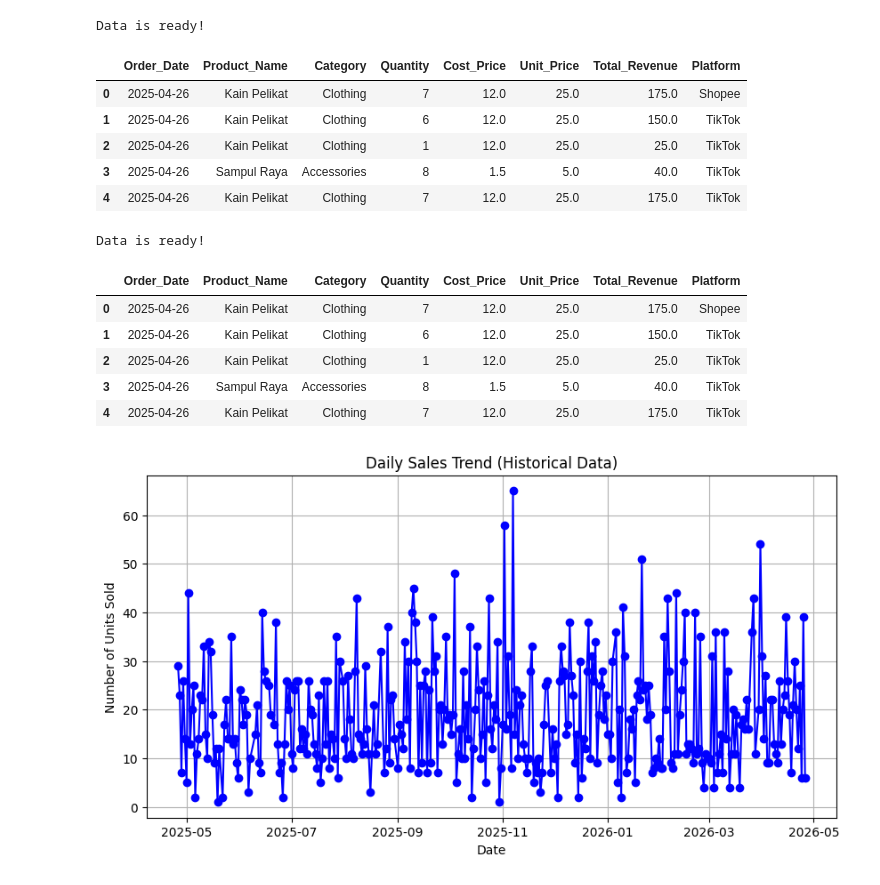
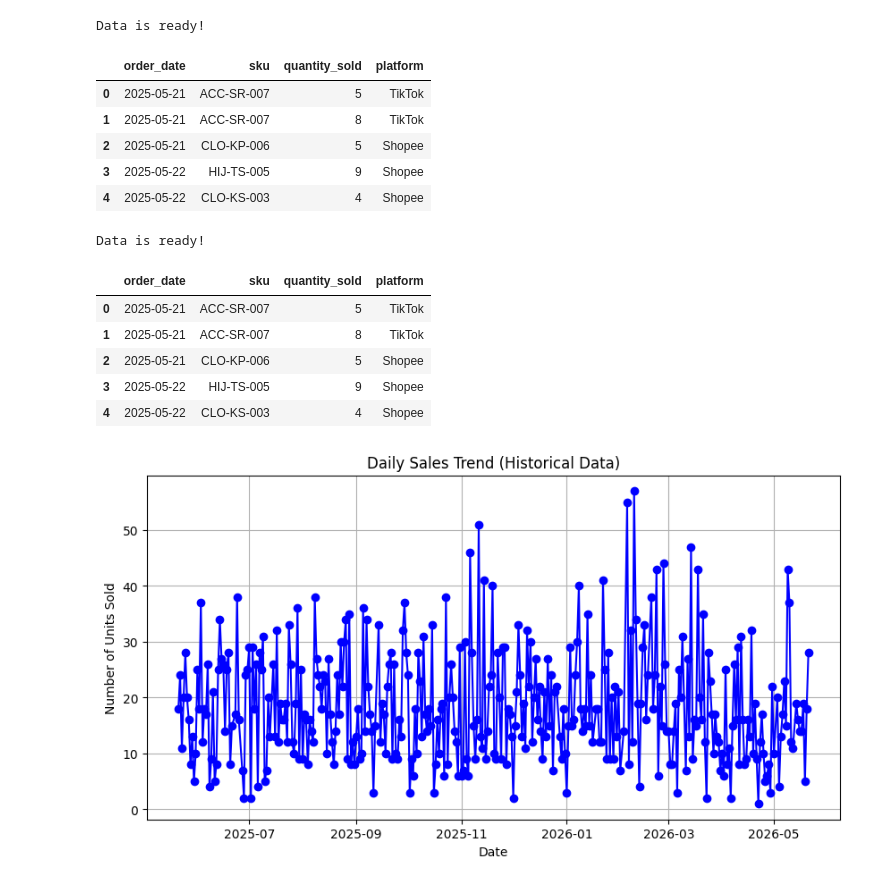
Before and after one commit to ArepAmirul/local-dropshippping-ai-system, a Jupyter notebook: ai-engine/Sales_Forecasting.ipynb, the cells around one changed output. Saved outputs shown, nothing was run; the diff lists cells and outputs as text; code cells hidden in the pictures.

```diff
--- a/ai-engine/Sales_Forecasting.ipynb
+++ b/ai-engine/Sales_Forecasting.ipynb
@@ -23,34 +16,34 @@ print(df.head())
 import matplotlib.pyplot as plt
 
 # 2. Change date format
-df['Order_Date'] = pd.to_datetime(df['Order_Date'])
+df['order_date'] = pd.to_datetime(df['order_date'])
 
 # 3. View data
 print("Data is ready!")
 df.head()
 # %% [output]
 Data is ready!
-|  | Order_Date | Product_Name | Category | Quantity | Cost_Price | Unit_Price | Total_Revenue | Platform |
-| 0 | 2025-04-26 | Kain Pelikat | Clothing | 7 | 12.0 | 25.0 | 175.0 | Shopee |
-| 1 | 2025-04-26 | Kain Pelikat | Clothing | 6 | 12.0 | 25.0 | 150.0 | TikTok |
-| 2 | 2025-04-26 | Kain Pelikat | Clothing | 1 | 12.0 | 25.0 | 25.0 | TikTok |
-| 3 | 2025-04-26 | Sampul Raya | Accessories | 8 | 1.5 | 5.0 | 40.0 | TikTok |
-| 4 | 2025-04-26 | Kain Pelikat | Clothing | 7 | 12.0 | 25.0 | 175.0 | TikTok |
+|  | order_date | sku | quantity_sold | platform |
+| 0 | 2025-05-21 | ACC-SR-007 | 5 | TikTok |
+| 1 | 2025-05-21 | ACC-SR-007 | 8 | TikTok |
+| 2 | 2025-05-21 | CLO-KP-006 | 5 | Shopee |
+| 3 | 2025-05-22 | HIJ-TS-005 | 9 | Shopee |
+| 4 | 2025-05-22 | CLO-KS-003 | 4 | Shopee |
 # %%
 import matplotlib.pyplot as plt
 
 # 2. Change date format
-df['Order_Date'] = pd.to_datetime(df['Order_Date'])
+df['order_date'] = pd.to_datetime(df['order_date'])
 
 # 3. View data
 print("Data is ready!")
 df.head()
 # %% [output]
 Data is ready!
-|  | Order_Date | Product_Name | Category | Quantity | Cost_Price | Unit_Price | Total_Revenue | Platform |
-| 0 | 2025-04-26 | Kain Pelikat | Clothing | 7 | 12.0 | 25.0 | 175.0 | Shopee |
-| 1 | 2025-04-26 | Kain Pelikat | Clothing | 6 | 12.0 | 25.0 | 150.0 | TikTok |
-| 2 | 2025-04-26 | Kain Pelikat | Clothing | 1 | 12.0 | 25.0 | 25.0 | TikTok |
-| 3 | 2025-04-26 | Sampul Raya | Accessories | 8 | 1.5 | 5.0 | 40.0 | TikTok |
-| 4 | 2025-04-26 | Kain Pelikat | Clothing | 7 | 12.0 | 25.0 | 175.0 | TikTok |
+|  | order_date | sku | quantity_sold | platform |
+| 0 | 2025-05-21 | ACC-SR-007 | 5 | TikTok |
+| 1 | 2025-05-21 | ACC-SR-007 | 8 | TikTok |
+| 2 | 2025-05-21 | CLO-KP-006 | 5 | Shopee |
+| 3 | 2025-05-22 | HIJ-TS-005 | 9 | Shopee |
+| 4 | 2025-05-22 | CLO-KS-003 | 4 | Shopee |
 # %%
@@ -58,16 +51,18 @@ Step 2: Visualization & Trends
 # %%
-# 1. Collect sales by date (Total daily sales)
-daily_sales = df.groupby('Order_Date')['Quantity'].sum().reset_index()
+# # 1. Collect sales by date (Total daily sales)
+# Change 'Quantity' to 'quantity_sold' according to the new CSV format
+daily_sales = df.groupby('order_date')['quantity_sold'].sum().reset_index()
 
-# 2. Plot graphs to see trends
+# # 2. Plot graphs to see trends
 plt.figure(figsize=(10, 5))
-plt.plot(daily_sales['Order_Date'], daily_sales['Quantity'], marker='o', linestyle='-', color='b')
+# Change the Y axis to 'quantity_sold' as well
+plt.plot(daily_sales['order_date'], daily_sales['quantity_sold'], marker='o', linestyle='-', color='b')
 plt.title('Daily Sales Trend (Historical Data)')
 plt.xlabel('Date')
 plt.ylabel('Number of Units Sold')
 plt.grid(True)
 plt.show()
 # %% [output]
-[figure, old version]
+[figure, new version]
 # %%
 # 1.Calculate the moving average for 7 days (7-day Moving Average)
```
Also changed, not shown: parts of 10 cells of this notebook, 2 other files.
